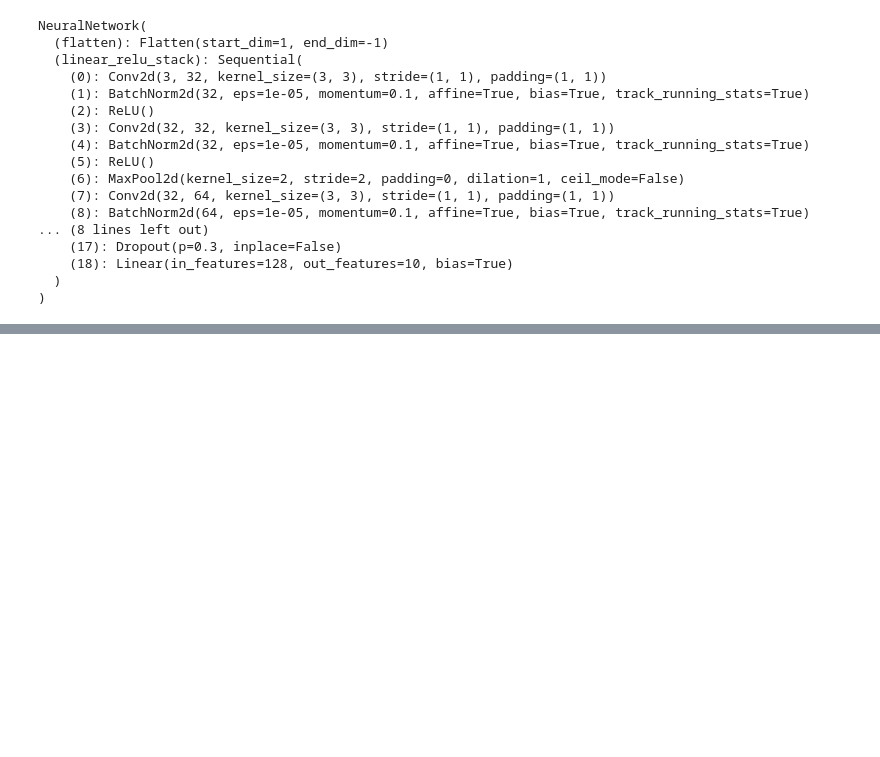
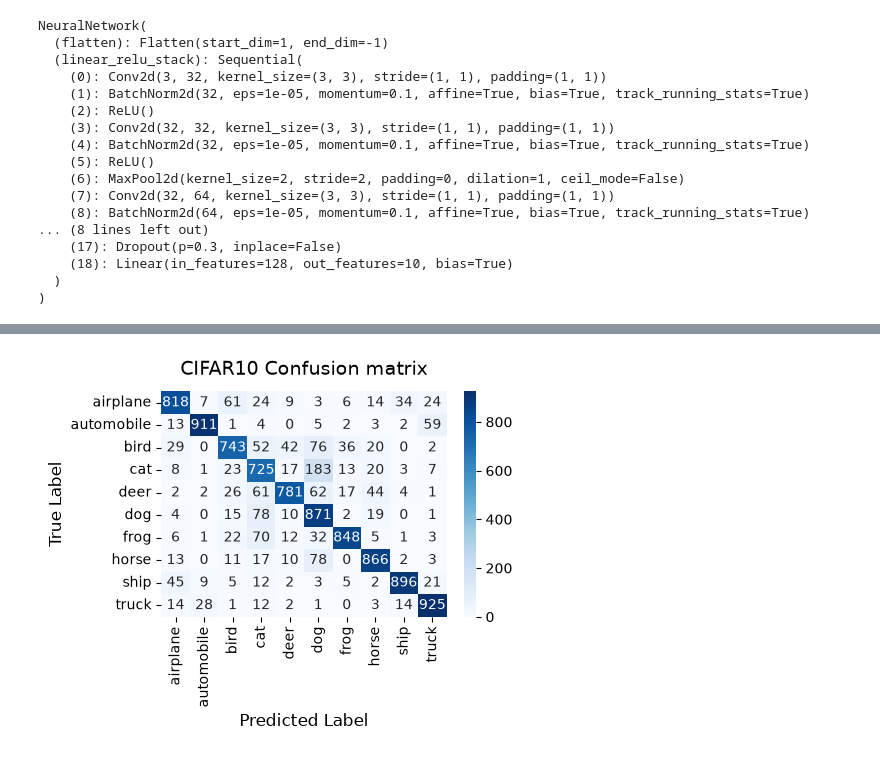
Before and after one commit to kridaysud2007/Image-classification-cifar10, a Jupyter notebook: model.ipynb, the cells around one changed output, grey strips where cells are left out. Drawn from its saved outputs; the diff is of its cells as text; code cells hidden in the pictures; blank space fills up the shorter version.

Commit message:
increased number of epochs, added confusion matrix

```diff
--- a/model.ipynb
+++ b/model.ipynb
@@ -182,2 +184,46 @@ Accuracy: 82.72, Avg loss: 0.5027851541141036
+# %%
+CIFAR10_CLASSES = [
+    'airplane', 'automobile', 'bird', 'cat', 'deer',
+    'dog', 'frog', 'horse', 'ship', 'truck'
+]
+# %%
+def generate_confusion_matrix(model, test_loader, device='cuda'):
+    model.eval(),
+    model.to(device),
+    num_classes = 10
+    conf_matrix = torch.zeros(num_classes, num_classes, dtype=torch.int64)
+    with torch.no_grad():
+        for images,labels in test_loader:
+            images,labels = images.to(device), labels.to(device)
+            outputs = model(images)
+            _, preds = torch.max(outputs, 1)
+            unique_indices = labels*num_classes + preds
+            counts = torch.bincount(unique_indices, minlength=num_classes**2)
+            conf_matrix+= counts.reshape(num_classes, num_classes).cpu()
+    return conf_matrix.numpy()
+
+
+
+def plot_confusion_matrix(cm, classes=CIFAR10_CLASSES, normalise = False):
+    plt.figure(figsize=(5,4))
+    if normalise:
+        cm = cm.astype('float')/(cm.sum(axis=1)[:np.newaxis]+1e-8)
+        fmt = '.2f'
+        title = 'Normalised CIFAR10 Confusion matrix'
+    else:
+        fmt = 'd'
+        title = 'CIFAR10 Confusion matrix'
+
+    sns.heatmap(cm, annot=True, fmt = fmt, cmap = 'Blues', xticklabels=classes, yticklabels=classes)
+    plt.title(title, fontsize=14, pad=12)
+    plt.ylabel('True Label', fontsize=12)
+    plt.xlabel('Predicted Label', fontsize=12)
+    plt.tight_layout()
+    plt.show()
+# %%
+cm = generate_confusion_matrix(model, test_dl, device)
+plot_confusion_matrix(cm, CIFAR10_CLASSES, normalise=False)
+# %% [output]
+[figure, added]
 # %%
 torch.save(model.state_dict(), "cifar10_cnn.pth")
```
Also changed, not shown: parts of 3 cells of this notebook, 3 other files.
